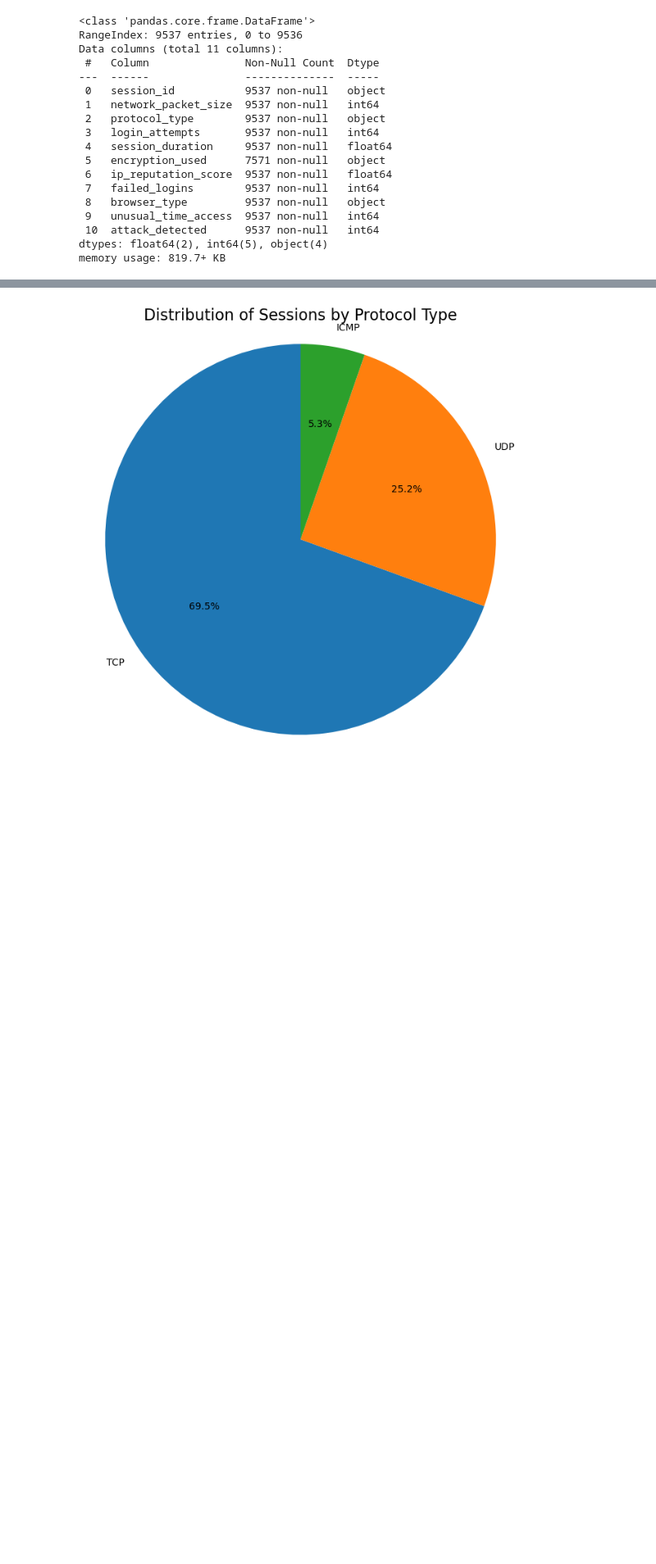
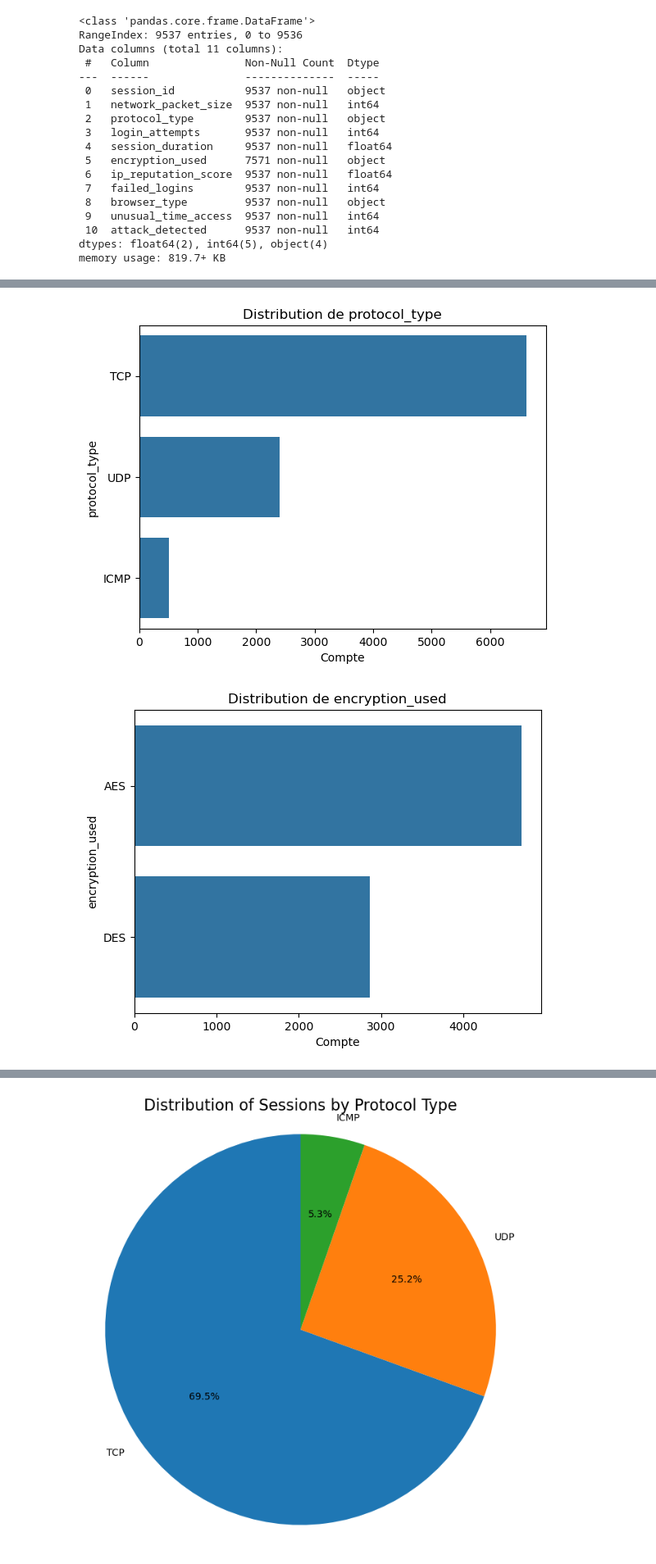
Before and after one commit to WANG-Lucas-sokko/ML_CCC, a Jupyter notebook: ML_CCC_project.ipynb, the cells around one changed output, grey strips where cells are left out. Shown at 82% size. Drawn from its saved outputs; the diff is of its cells as text; code cells hidden in the pictures; blank space fills up the shorter version.

```diff
--- a/ML_CCC_project.ipynb
+++ b/ML_CCC_project.ipynb
@@ -57,0 +116,13 @@ plt.show()
+# %%
+# Générer les graphiques à barres pour les colonnes catégorielles
+for col in categorical_columns:
+    # Utiliser 'y=col' pour les barres horizontales si les noms sont longs
+    # Triez pour afficher les plus fréquents en premier
+    sns.countplot(data=data, y=col, order=data[col].value_counts().index)
+    plt.title(f'Distribution de {col}')
+    plt.xlabel('Compte')
+    plt.ylabel(col)
+    plt.show()
+# %% [output]
+[figure, added]
+[figure, added]
```
Also changed, not shown: parts of 41 cells of this notebook.
